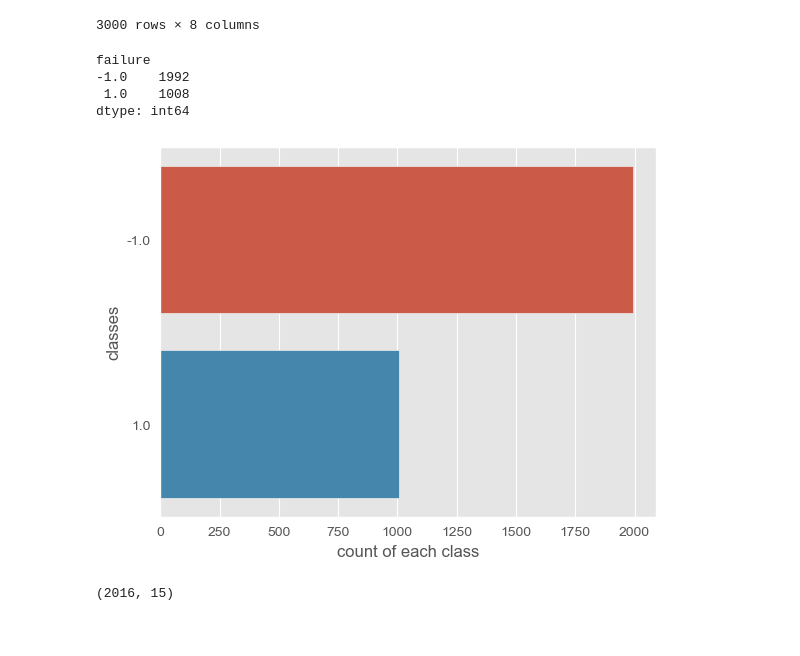
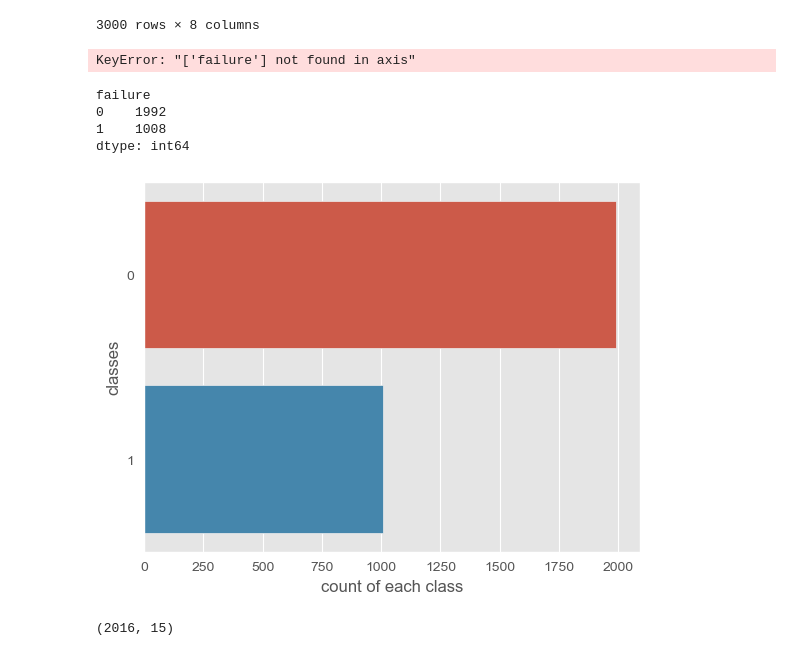
Before and after one commit to dodogro/ML_Project, a Jupyter notebook: script/eda.ipynb, the cells around one changed output. Saved outputs shown, nothing was run; the diff lists cells and outputs as text; code cells hidden in the pictures.

```diff
--- a/script/eda.ipynb
+++ b/script/eda.ipynb
@@ -183,24 +183,29 @@ df_numerical_scaled
 | 2998 | -0.255392 | 0.357143 | -1.000000 | -1.0 | -0.341862 | -0.446548 | 0.011236 | 0 |
 | 2999 | -0.096481 | 0.071429 | -0.933333 | -1.0 | -0.215352 | -0.190423 | 0.093633 | 0 |
 3000 rows × 8 columns
+# %%
+#df_categorical = df_categorical.drop("failure",axis=1)
+df_scaled = df_categorical.join(df_numerical_scaled)
+# %% [output]
+KeyError: "['failure'] not found in axis"
 # %%
 # Is the dataset Balanced or Unbalanced?
 
-print(df.groupby('failure').size()) #"target" is the name of the target column, change it accordingly to your dataset
+print(df_scaled.groupby('failure').size()) #"target" is the name of the target column, change it accordingly to your dataset
 plt.style.use('ggplot')
 
 #Visualize Class Counts
-sns.countplot(y=df.failure ,data=df) #"target" is the name of the target column, change it accordingly to your dataset
+sns.countplot(y=df_scaled.failure ,data=df) #"target" is the name of the target column, change it accordingly to your dataset
 plt.xlabel("count of each class")
 plt.ylabel("classes")
 plt.show()
 # Unbalanced dataset with ratio 2:1. Shall we try with over- or under-sampling?
 # %% [output]
 failure
--1.0    1992
- 1.0    1008
+0    1992
+1    1008
 dtype: int64
-[figure, old version]
+[figure, new version]
 # %%
 # We are going to downsample the majority class
 from sklearn.utils import resample
```
Also changed, not shown: parts of 15 cells of this notebook.
